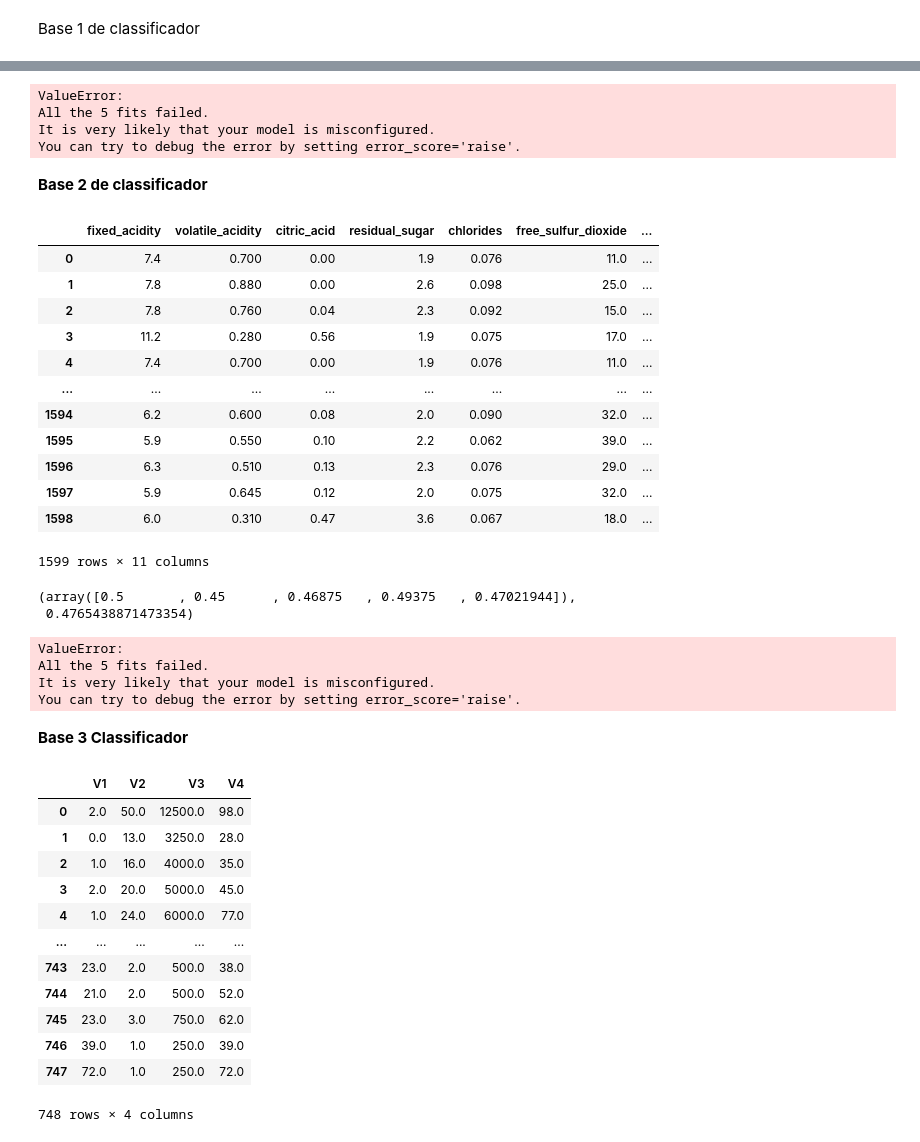
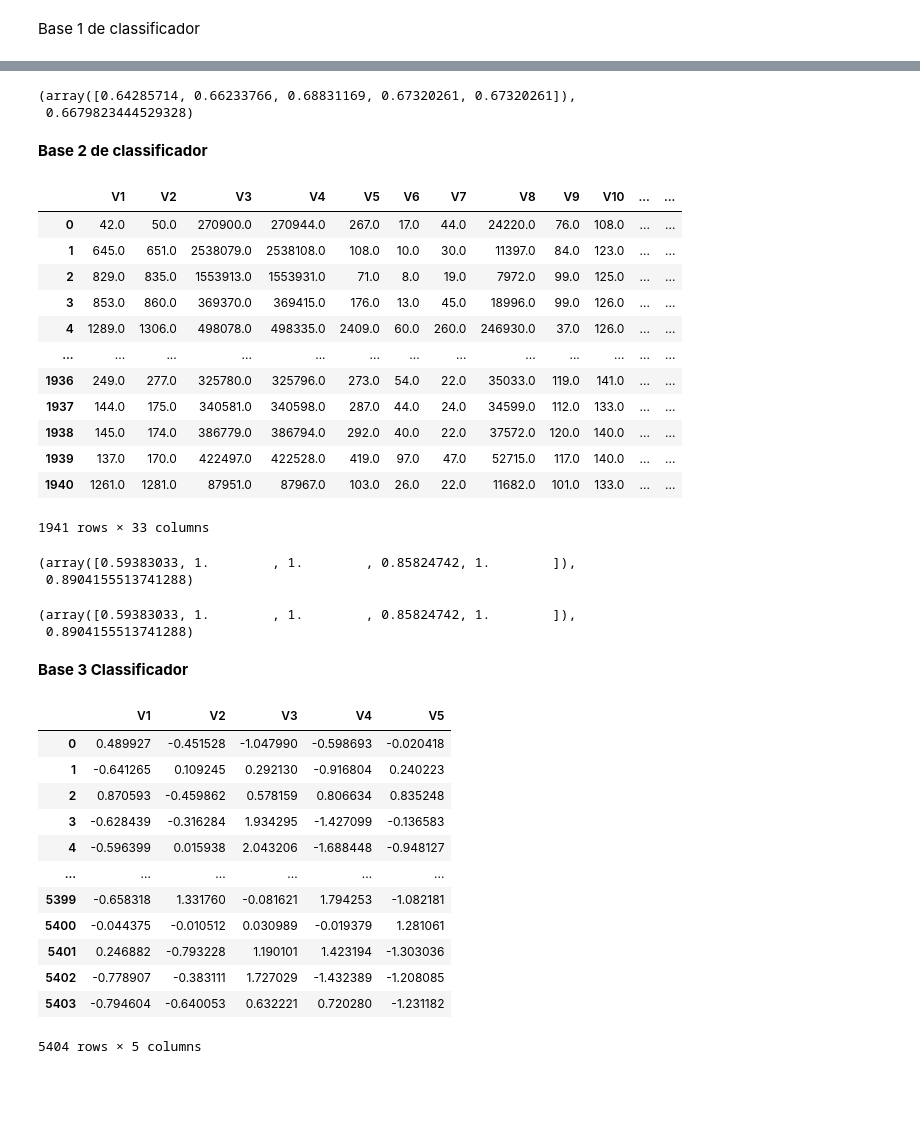
Before and after one commit to frferreira/Ifes-IA, a Jupyter notebook: Problema_Heuristica.ipynb, the cells around one changed output, grey strips where cells are left out. Cells and saved outputs as stored; diff of their text form; code cells hidden in the pictures; blank space fills up the shorter version.

Commit message:
Atualizando a arvore de decisão

```diff
--- a/Problema_Heuristica.ipynb
+++ b/Problema_Heuristica.ipynb
@@ -194,67 +197,63 @@ scores['test_score'], np.mean(scores['test_score'])
 # %%
-scores = cross_validate(Arvore(), X, y)
+scores = cross_validate(Arvore(), X.values, y.values)
 scores['test_score'], np.mean(scores['test_score'])
 # %% [output]
-ValueError:
-All the 5 fits failed.
-It is very likely that your model is misconfigured.
-You can try to debug the error by setting error_score='raise'.
+(array([0.64285714, 0.66233766, 0.68831169, 0.67320261, 0.67320261]),
+ 0.6679823444529328)
 # %% [markdown]
 **Base 2 de classificador**
 # %%
-request = fetch_openml(data_id=40691,as_frame=True)
+request = fetch_openml(data_id=1504,as_frame=True)
 X = request.data
-y = request.target
+y = request.target.astype(float)
 X
 # %% [output]
-|  | fixed_acidity | volatile_acidity | citric_acid | residual_sugar | chlorides | free_sulfur_dioxide | ... |
-| 0 | 7.4 | 0.700 | 0.00 | 1.9 | 0.076 | 11.0 | ... |
-| 1 | 7.8 | 0.880 | 0.00 | 2.6 | 0.098 | 25.0 | ... |
-| 2 | 7.8 | 0.760 | 0.04 | 2.3 | 0.092 | 15.0 | ... |
-| 3 | 11.2 | 0.280 | 0.56 | 1.9 | 0.075 | 17.0 | ... |
-| 4 | 7.4 | 0.700 | 0.00 | 1.9 | 0.076 | 11.0 | ... |
-| ... | ... | ... | ... | ... | ... | ... | ... |
-| 1594 | 6.2 | 0.600 | 0.08 | 2.0 | 0.090 | 32.0 | ... |
-| 1595 | 5.9 | 0.550 | 0.10 | 2.2 | 0.062 | 39.0 | ... |
-| 1596 | 6.3 | 0.510 | 0.13 | 2.3 | 0.076 | 29.0 | ... |
-| 1597 | 5.9 | 0.645 | 0.12 | 2.0 | 0.075 | 32.0 | ... |
-| 1598 | 6.0 | 0.310 | 0.47 | 3.6 | 0.067 | 18.0 | ... |
+|  | V1 | V2 | V3 | V4 | V5 | V6 | V7 | V8 | V9 | V10 | ... | ... |
+| 0 | 42.0 | 50.0 | 270900.0 | 270944.0 | 267.0 | 17.0 | 44.0 | 24220.0 | 76.0 | 108.0 | ... | ... |
+| 1 | 645.0 | 651.0 | 2538079.0 | 2538108.0 | 108.0 | 10.0 | 30.0 | 11397.0 | 84.0 | 123.0 | ... | ... |
+| 2 | 829.0 | 835.0 | 1553913.0 | 1553931.0 | 71.0 | 8.0 | 19.0 | 7972.0 | 99.0 | 125.0 | ... | ... |
+| 3 | 853.0 | 860.0 | 369370.0 | 369415.0 | 176.0 | 13.0 | 45.0 | 18996.0 | 99.0 | 126.0 | ... | ... |
+| 4 | 1289.0 | 1306.0 | 498078.0 | 498335.0 | 2409.0 | 60.0 | 260.0 | 246930.0 | 37.0 | 126.0 | ... | ... |
+| ... | ... | ... | ... | ... | ... | ... | ... | ... | ... | ... | ... | ... |
+| 1936 | 249.0 | 277.0 | 325780.0 | 325796.0 | 273.0 | 54.0 | 22.0 | 35033.0 | 119.0 | 141.0 | ... | ... |
+| 1937 | 144.0 | 175.0 | 340581.0 | 340598.0 | 287.0 | 44.0 | 24.0 | 34599.0 | 112.0 | 133.0 | ... | ... |
+| 1938 | 145.0 | 174.0 | 386779.0 | 386794.0 | 292.0 | 40.0 | 22.0 | 37572.0 | 120.0 | 140.0 | ... | ... |
+| 1939 | 137.0 | 170.0 | 422497.0 | 422528.0 | 419.0 | 97.0 | 47.0 | 52715.0 | 117.0 | 140.0 | ... | ... |
+| 1940 | 1261.0 | 1281.0 | 87951.0 | 87967.0 | 103.0 | 26.0 | 22.0 | 11682.0 | 101.0 | 133.0 | ... | ... |
-1599 rows × 11 columns
+1941 rows × 33 columns
 # %%
 scores = cross_validate(DecisionTreeClassifier(), X, y)
 scores['test_score'], np.mean(scores['test_score'])
 # %% [output]
-(array([0.5       , 0.45      , 0.46875   , 0.49375   , 0.47021944]),
- 0.4765438871473354)
+(array([0.59383033, 1.        , 1.        , 0.85824742, 1.        ]),
+ 0.8904155513741288)
 # %%
-scores = cross_validate(Arvore(), X, y)
+scores = cross_validate(Arvore(), X.values, y.values)
 scores['test_score'], np.mean(scores['test_score'])
 # %% [output]
-ValueError:
-All the 5 fits failed.
-It is very likely that your model is misconfigured.
-You can try to debug the error by setting error_score='raise'.
+(array([0.59383033, 1.        , 1.        , 0.85824742, 1.        ]),
+ 0.8904155513741288)
 # %% [markdown]
 **Base 3 Classificador**
 # %%
-request = fetch_openml(data_id=1464,as_frame=True)
+request = fetch_openml(data_id=1489,as_frame=True)
 X = request.data
-y = request.target
+y = request.target.astype(float)
 X
 # %% [output]
-|  | V1 | V2 | V3 | V4 |
-| 0 | 2.0 | 50.0 | 12500.0 | 98.0 |
-| 1 | 0.0 | 13.0 | 3250.0 | 28.0 |
-| 2 | 1.0 | 16.0 | 4000.0 | 35.0 |
-| 3 | 2.0 | 20.0 | 5000.0 | 45.0 |
-| 4 | 1.0 | 24.0 | 6000.0 | 77.0 |
-| ... | ... | ... | ... | ... |
-| 743 | 23.0 | 2.0 | 500.0 | 38.0 |
-| 744 | 21.0 | 2.0 | 500.0 | 52.0 |
-| 745 | 23.0 | 3.0 | 750.0 | 62.0 |
-| 746 | 39.0 | 1.0 | 250.0 | 39.0 |
-| 747 | 72.0 | 1.0 | 250.0 | 72.0 |
+|  | V1 | V2 | V3 | V4 | V5 |
+| 0 | 0.489927 | -0.451528 | -1.047990 | -0.598693 | -0.020418 |
+| 1 | -0.641265 | 0.109245 | 0.292130 | -0.916804 | 0.240223 |
+| 2 | 0.870593 | -0.459862 | 0.578159 | 0.806634 | 0.835248 |
+| 3 | -0.628439 | -0.316284 | 1.934295 | -1.427099 | -0.136583 |
+| 4 | -0.596399 | 0.015938 | 2.043206 | -1.688448 | -0.948127 |
+| ... | ... | ... | ... | ... | ... |
+| 5399 | -0.658318 | 1.331760 | -0.081621 | 1.794253 | -1.082181 |
+| 5400 | -0.044375 | -0.010512 | 0.030989 | -0.019379 | 1.281061 |
+| 5401 | 0.246882 | -0.793228 | 1.190101 | 1.423194 | -1.303036 |
+| 5402 | -0.778907 | -0.383111 | 1.727029 | -1.432389 | -1.208085 |
+| 5403 | -0.794604 | -0.640053 | 0.632221 | 0.720280 | -1.231182 |
-748 rows × 4 columns
+5404 rows × 5 columns
 # %%
 scores = cross_validate(DecisionTreeClassifier(), X, y)
 scores['test_score'], np.mean(scores['test_score'])
```
Also changed, not shown: parts of 14 cells of this notebook.
